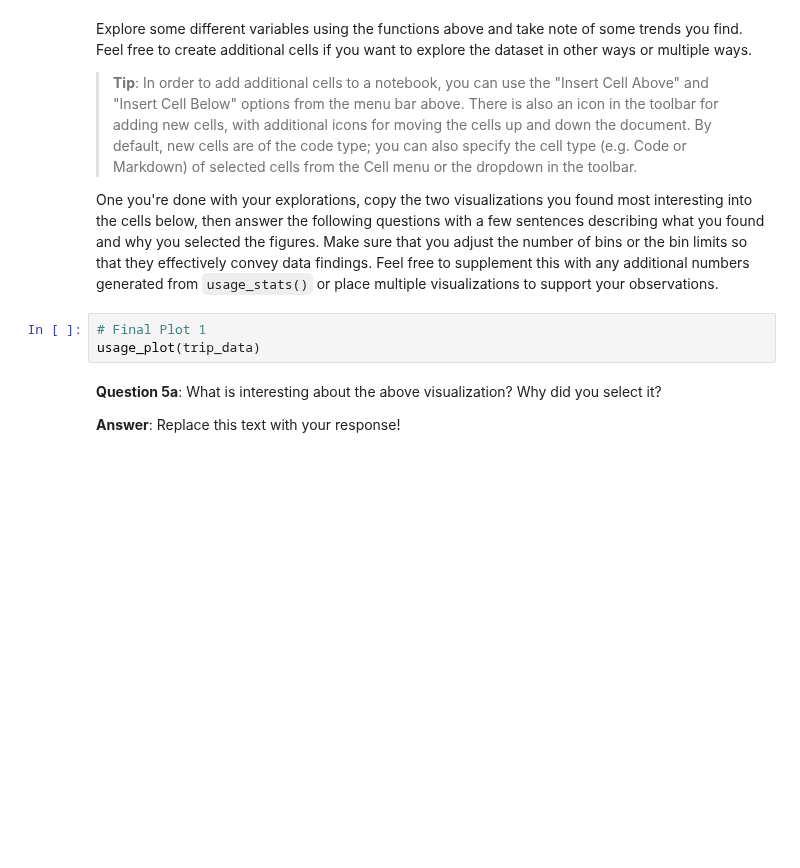
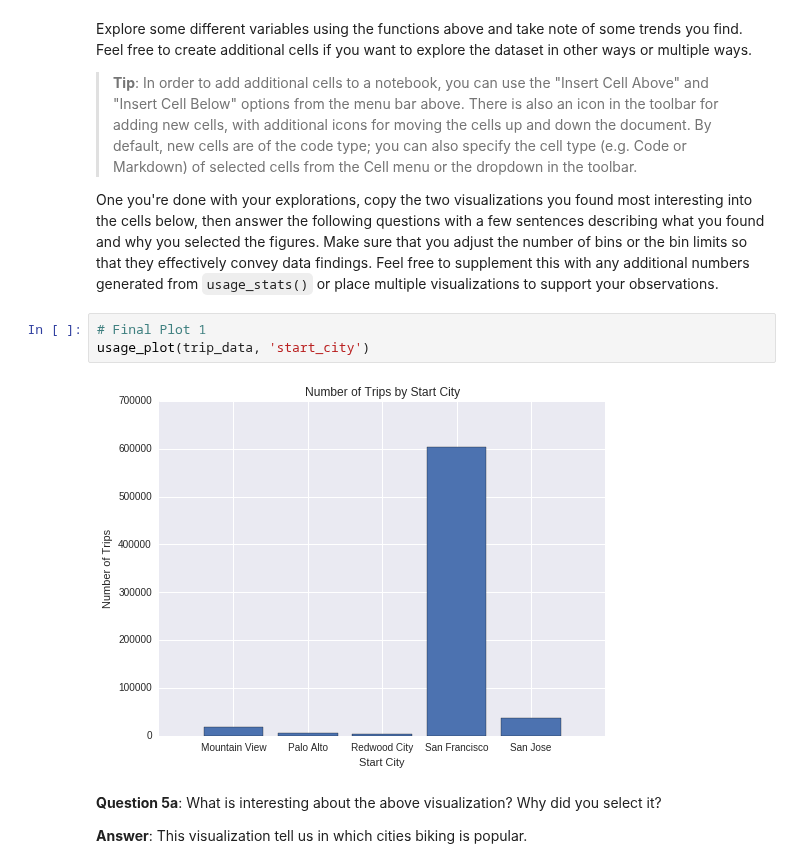
Before and after one commit to garrettbusch15/Bay_Area_Bike_P0.1, a Jupyter notebook: Bay_Area_Bike_Share_Analysis.ipynb, the cells around one changed output. Drawn from its saved outputs; the diff is of its cells as text; blank space fills up the shorter version.

Commit message:
Edited answers based on Udacity feedback

```diff
--- a/Bay_Area_Bike_Share_Analysis.ipynb
+++ b/Bay_Area_Bike_Share_Analysis.ipynb
@@ -322,10 +307,12 @@ Explore some different variables using the functions above and take note of some
 One you're done with your explorations, copy the two visualizations you found most interesting into the cells below, then answer the following questions with a few sentences describing what you found and why you selected the figures. Make sure that you adjust the number of bins or the bin limits so that they effectively convey data findings. Feel free to supplement this with any additional numbers generated from `usage_stats()` or place multiple visualizations to support your observations.
 # %%
 # Final Plot 1
-usage_plot(trip_data)
+usage_plot(trip_data, 'start_city')
+# %% [output]
+[figure, added]
 # %% [markdown]
 **Question 5a**: What is interesting about the above visualization? Why did you select it?
 
-**Answer**: Replace this text with your response!
+**Answer**: This visualization tell us in which cities biking is popular.
 # %%
 # Final Plot 2
```
Also changed, not shown: parts of 14 cells of this notebook, 11 other files.
